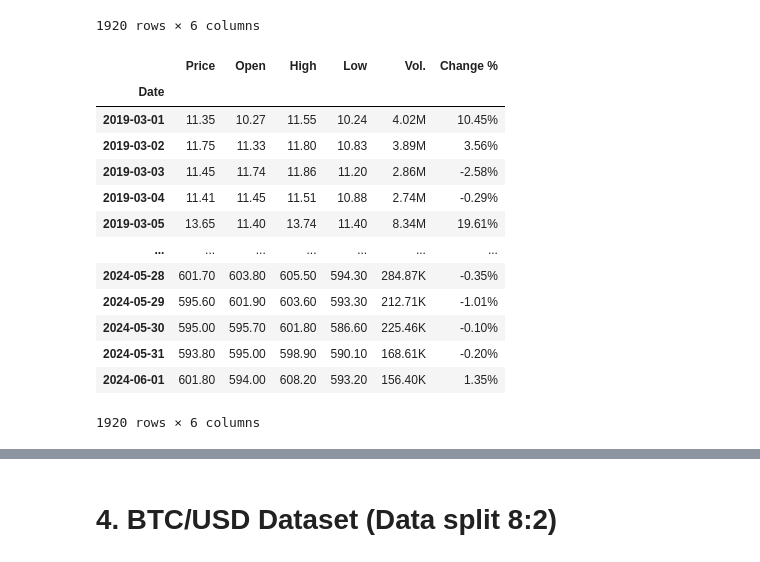
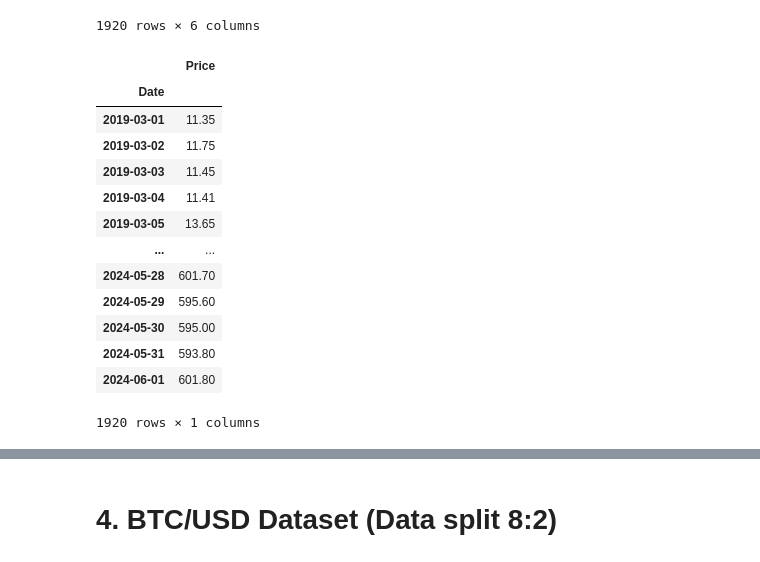
Before and after one commit to UIT21522336/IS403_O22_HTCL_10, a Jupyter notebook: Model/Team10_RandomForest.ipynb, the cells around one changed output, grey strips where cells are left out. Cells and saved outputs as stored; diff of their text form; code cells hidden in the pictures.

```diff
--- a/Model/Team10_RandomForest.ipynb
+++ b/Model/Team10_RandomForest.ipynb
@@ -528,20 +401,21 @@ data
 # %%
 data = data.sort_index(ascending=True)
 data['Price'] = data['Price'].replace(',', '', regex=True).astype(float)
 data.dropna(inplace=True)
+data = data[['Price']]
 data
 # %% [output]
-|  | Price | Open | High | Low | Vol. | Change % |
-| Date |  |  |  |  |  |  |
-| 2019-03-01 | 11.35 | 10.27 | 11.55 | 10.24 | 4.02M | 10.45% |
-| 2019-03-02 | 11.75 | 11.33 | 11.80 | 10.83 | 3.89M | 3.56% |
-| 2019-03-03 | 11.45 | 11.74 | 11.86 | 11.20 | 2.86M | -2.58% |
-| 2019-03-04 | 11.41 | 11.45 | 11.51 | 10.88 | 2.74M | -0.29% |
-| 2019-03-05 | 13.65 | 11.40 | 13.74 | 11.40 | 8.34M | 19.61% |
-| ... | ... | ... | ... | ... | ... | ... |
-| 2024-05-28 | 601.70 | 603.80 | 605.50 | 594.30 | 284.87K | -0.35% |
-| 2024-05-29 | 595.60 | 601.90 | 603.60 | 593.30 | 212.71K | -1.01% |
-| 2024-05-30 | 595.00 | 595.70 | 601.80 | 586.60 | 225.46K | -0.10% |
-| 2024-05-31 | 593.80 | 595.00 | 598.90 | 590.10 | 168.61K | -0.20% |
-| 2024-06-01 | 601.80 | 594.00 | 608.20 | 593.20 | 156.40K | 1.35% |
+|  | Price |
+| Date |  |
+| 2019-03-01 | 11.35 |
+| 2019-03-02 | 11.75 |
+| 2019-03-03 | 11.45 |
+| 2019-03-04 | 11.41 |
+| 2019-03-05 | 13.65 |
+| ... | ... |
+| 2024-05-28 | 601.70 |
+| 2024-05-29 | 595.60 |
+| 2024-05-30 | 595.00 |
+| 2024-05-31 | 593.80 |
+| 2024-06-01 | 601.80 |
-1920 rows × 6 columns
+1920 rows × 1 columns
```
Also changed, not shown: parts of 174 cells of this notebook, 6 other files.
